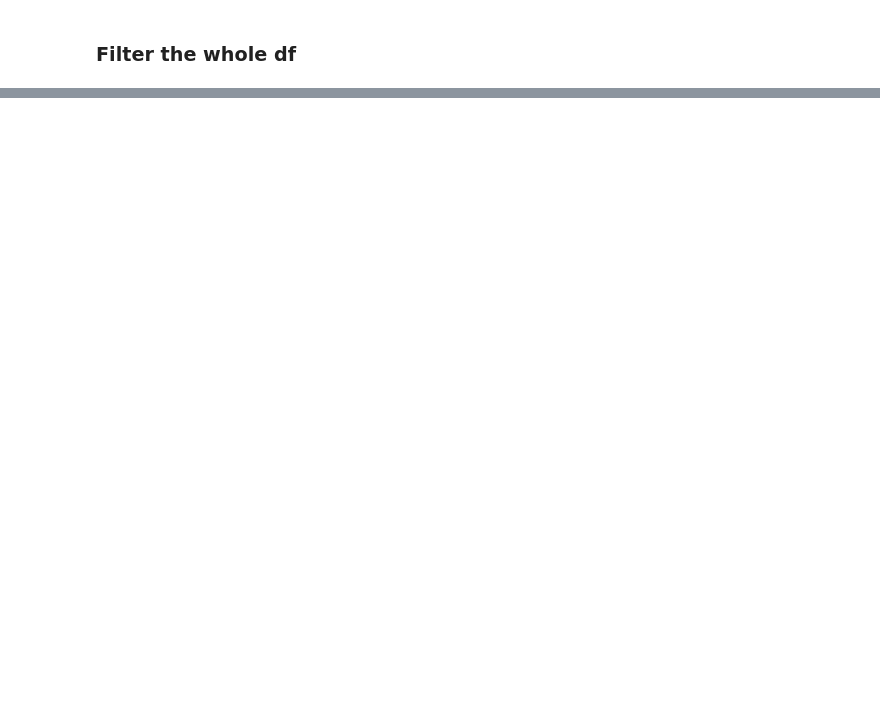
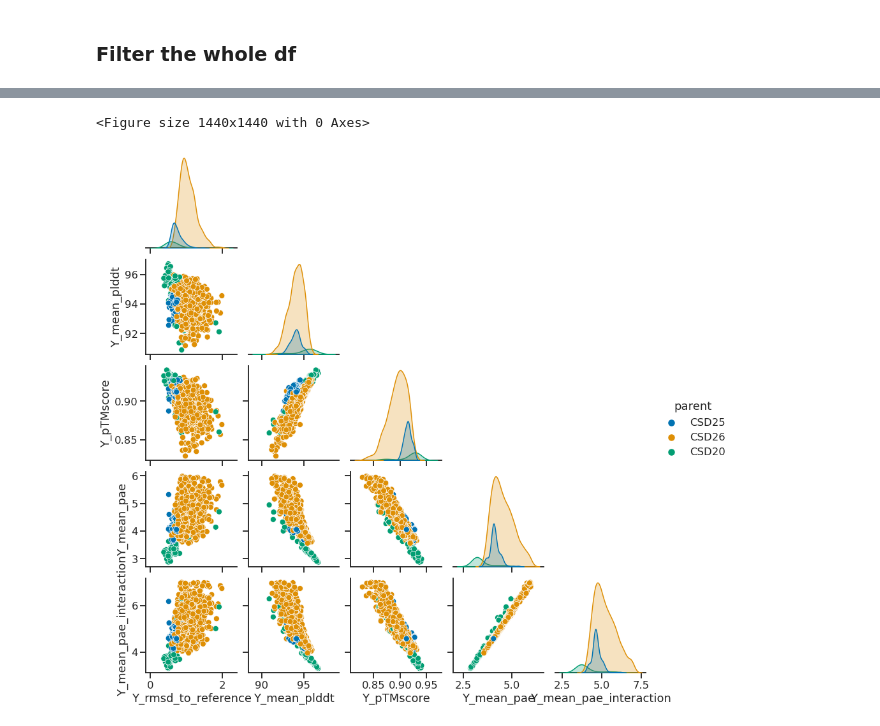
Before and after one commit to proleu/crispy_shifty, a Jupyter notebook: projects/crispy_shifty_dimers/round_2/mpnn_upweight_int/redesign_good_backbones.ipynb, the cells around one changed output, grey strips where cells are left out. Cells and saved outputs as stored; diff of their text form; code cells hidden in the pictures; blank space fills up the shorter version.

```diff
--- a/projects/crispy_shifty_dimers/round_2/mpnn_upweight_int/redesign_good_backbones.ipynb
+++ b/projects/crispy_shifty_dimers/round_2/mpnn_upweight_int/redesign_good_backbones.ipynb
@@ -341,0 +392,13 @@ print(len([v for v in filtered.designed_by.values if v == "rosetta"]))
+# %%
+filtered_full = filtered.query("mpnn_msd_design_area == 'full'")
+filtered_nbhd = filtered.query("mpnn_msd_design_area == 'neighborhood'")
+print(len(filtered_full))
+print(len(filtered_nbhd))
+
+cols = [
+    "Y_rmsd_to_reference",
+    "Y_mean_plddt",
+    "Y_pTMscore",
+    "Y_mean_pae",
+    "Y_mean_pae_interaction",
+]
@@ -341,0 +422,10 @@ print(len([v for v in filtered.designed_by.values if v == "rosetta"]))
+# %%
+the_fig = pairplot_df(
+    df=filtered_nbhd,
+    cols=cols,
+    hue="parent"
+)
+# plt.savefig(os.path.join(output_path, "old_vs_new_af2_scores_area_paired.png"))
+# %% [output]
+<Figure size 1440x1440 with 0 Axes>
+[figure, added]
```
Also changed, not shown: parts of 22 cells of this notebook, 2 other files.
